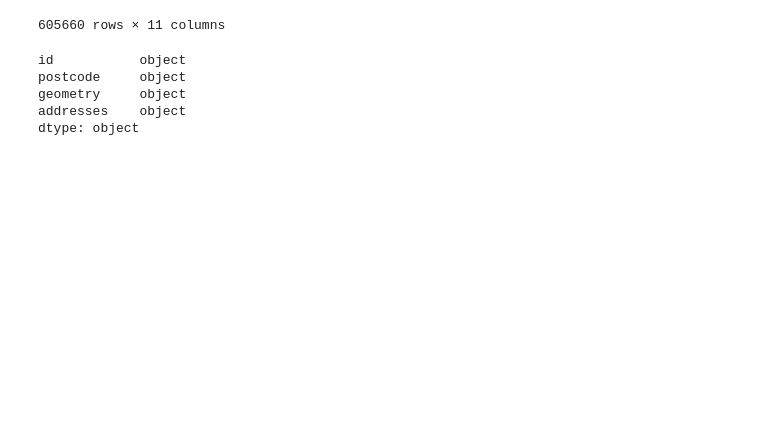
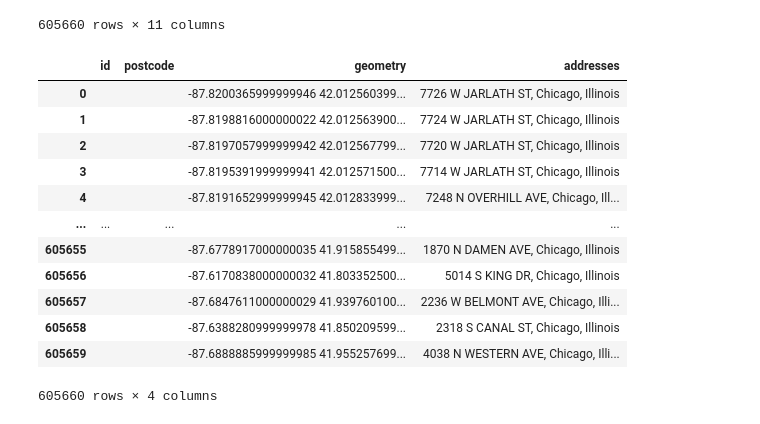
Before and after one commit to pnguenda/target_market, a Jupyter notebook: process_images.ipynb, the cells around one changed output. Saved outputs shown, nothing was run; the diff lists cells and outputs as text; code cells hidden in the pictures; blank space fills up the shorter version.

```diff
--- a/process_images.ipynb
+++ b/process_images.ipynb
@@ -53,12 +60,20 @@ addressdf
 | 605659 |  |  | 4038 | N WESTERN AVE |  |  |  |  | c40f82bcf5a0062c | -87.6888885999999985 41.955257699... | ... |
 605660 rows × 11 columns
 # %%
+# Remove un-needed columns
 addressdf.drop(['unit', 'number', 'street', 'region', 'city', 'district', 'hash'],axis=1,inplace=True)
-addressdf['addresses'] = addressdf['addresses'].astype('|S')
-addressdf.dtypes
+addressdf
 # %% [output]
+|  | id | postcode | geometry | addresses |
+| 0 |  |  | -87.8200365999999946 42.012560399... | 7726 W JARLATH ST, Chicago, Illinois |
+| 1 |  |  | -87.8198816000000022 42.012563900... | 7724 W JARLATH ST, Chicago, Illinois |
+| 2 |  |  | -87.8197057999999942 42.012567799... | 7720 W JARLATH ST, Chicago, Illinois |
+| 3 |  |  | -87.8195391999999941 42.012571500... | 7714 W JARLATH ST, Chicago, Illinois |
+| 4 |  |  | -87.8191652999999945 42.012833999... | 7248 N OVERHILL AVE, Chicago, Ill... |
+| ... | ... | ... | ... | ... |
+| 605655 |  |  | -87.6778917000000035 41.915855499... | 1870 N DAMEN AVE, Chicago, Illinois |
+| 605656 |  |  | -87.6170838000000032 41.803352500... | 5014 S KING DR, Chicago, Illinois |
+| 605657 |  |  | -87.6847611000000029 41.939760100... | 2236 W BELMONT AVE, Chicago, Illi... |
+| 605658 |  |  | -87.6388280999999978 41.850209599... | 2318 S CANAL ST, Chicago, Illinois |
+| 605659 |  |  | -87.6888885999999985 41.955257699... | 4038 N WESTERN AVE, Chicago, Illi... |
-id           object
-postcode     object
-geometry     object
-addresses    object
-dtype: object
+605660 rows × 4 columns
```
Also changed, not shown: parts of 7 cells of this notebook.
